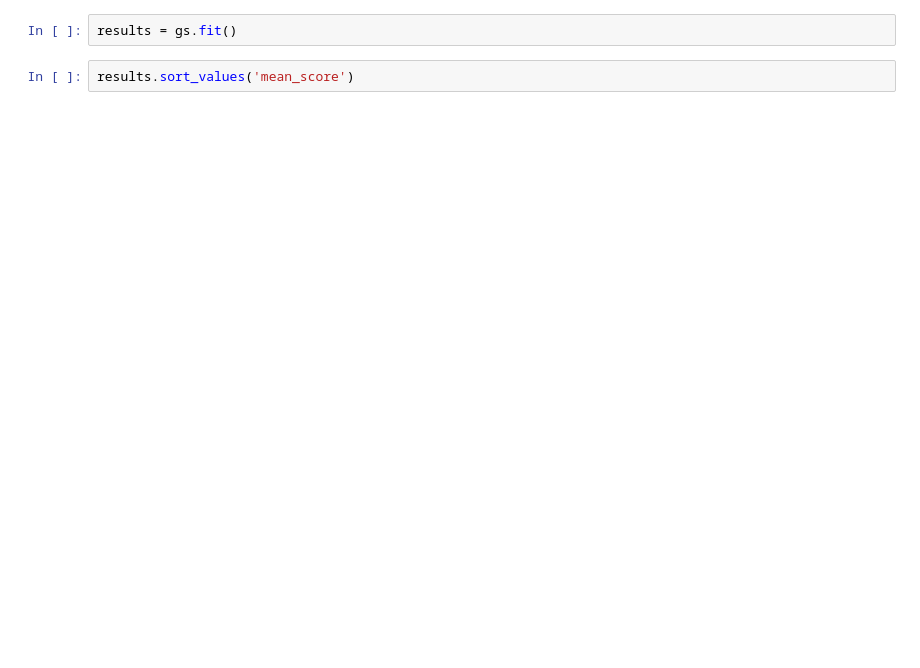
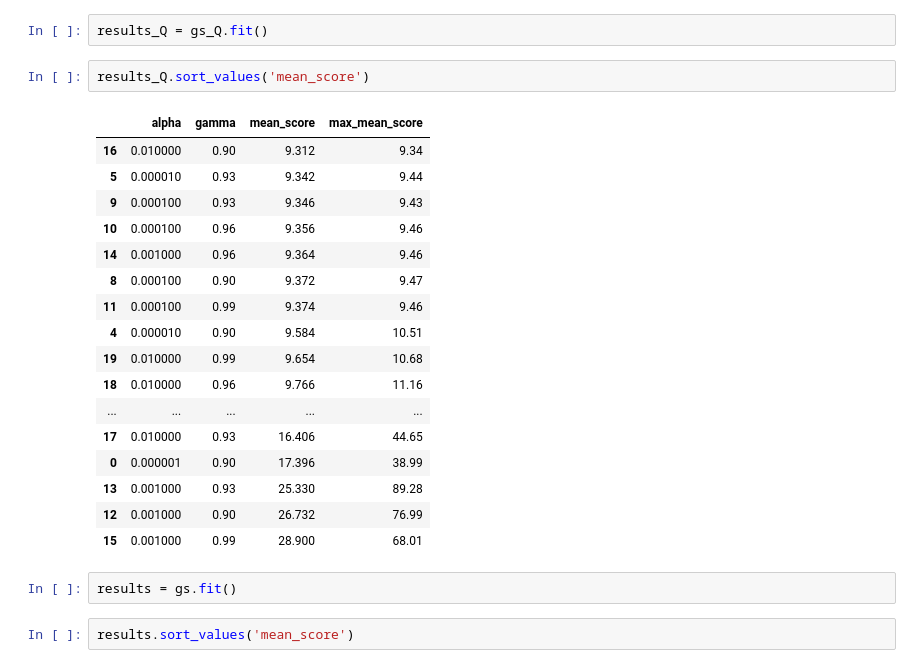
Before and after one commit to alexkeeney766/rl_with_function_approximation, a Jupyter notebook: testing_grid_search.ipynb, the cells around one changed output. Drawn from its saved outputs; the diff is of its cells as text; blank space fills up the shorter version.

```diff
--- a/testing_grid_search.ipynb
+++ b/testing_grid_search.ipynb
@@ -30,3 +39,25 @@ gs = GridSearch(
+# %%
+results_Q = gs_Q.fit()
+# %%
+results_Q.sort_values('mean_score')
+# %% [output]
+|  | alpha | gamma | mean_score | max_mean_score |
+| 16 | 0.010000 | 0.90 | 9.312 | 9.34 |
+| 5 | 0.000010 | 0.93 | 9.342 | 9.44 |
+| 9 | 0.000100 | 0.93 | 9.346 | 9.43 |
+| 10 | 0.000100 | 0.96 | 9.356 | 9.46 |
+| 14 | 0.001000 | 0.96 | 9.364 | 9.46 |
+| 8 | 0.000100 | 0.90 | 9.372 | 9.47 |
+| 11 | 0.000100 | 0.99 | 9.374 | 9.46 |
+| 4 | 0.000010 | 0.90 | 9.584 | 10.51 |
+| 19 | 0.010000 | 0.99 | 9.654 | 10.68 |
+| 18 | 0.010000 | 0.96 | 9.766 | 11.16 |
+| ... | ... | ... | ... | ... |
+| 17 | 0.010000 | 0.93 | 16.406 | 44.65 |
+| 0 | 0.000001 | 0.90 | 17.396 | 38.99 |
+| 13 | 0.001000 | 0.93 | 25.330 | 89.28 |
+| 12 | 0.001000 | 0.90 | 26.732 | 76.99 |
+| 15 | 0.001000 | 0.99 | 28.900 | 68.01 |
 # %%
 results = gs.fit()
 # %%
```
Also changed, not shown: parts of 3 cells of this notebook, 1 other file.
